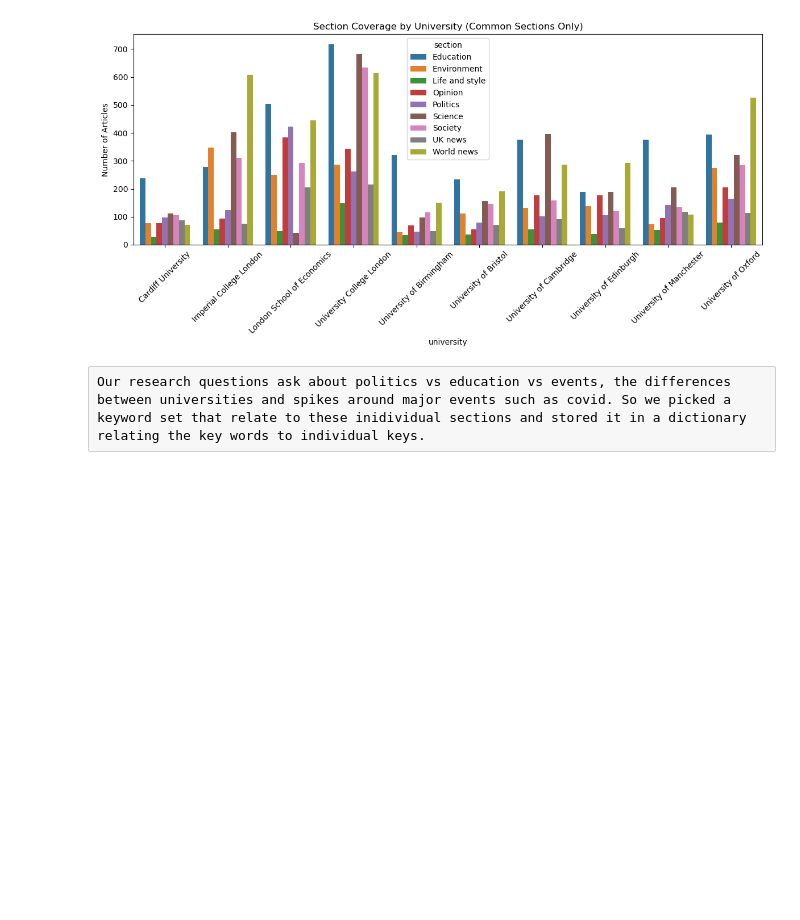
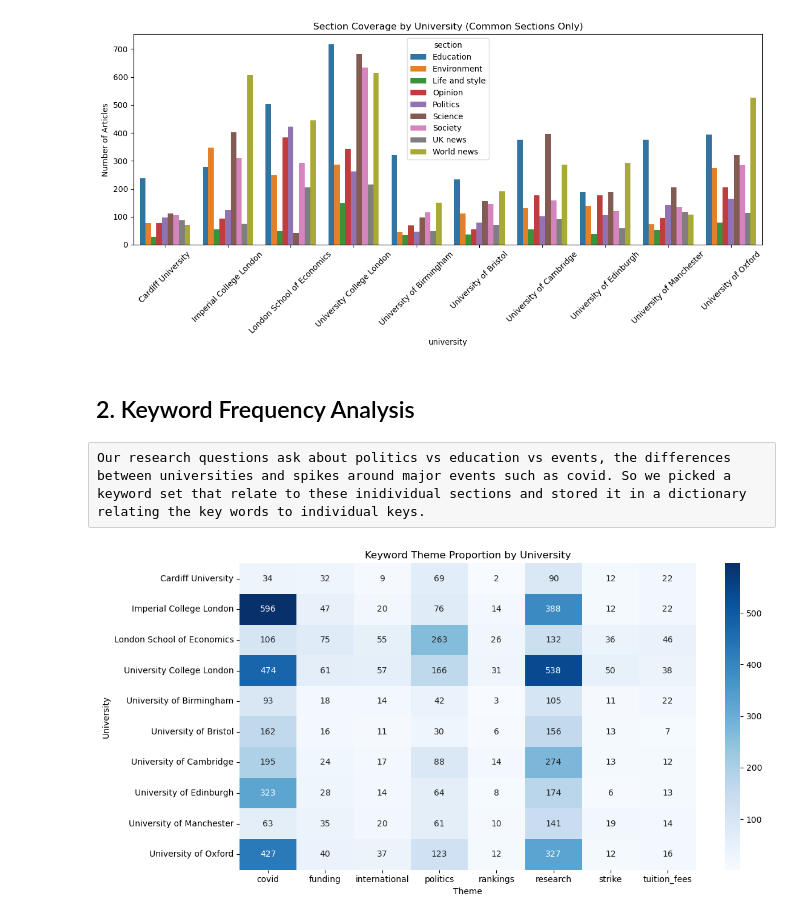
Before and after one commit to ruoxuannn/st115-guardian-project, a Jupyter notebook: shrinithi_themes.ipynb, the cells around one changed output. Drawn from its saved outputs; the diff is of its cells as text; code cells hidden in the pictures; blank space fills up the shorter version.

```diff
--- a/shrinithi_themes.ipynb
+++ b/shrinithi_themes.ipynb
@@ -170,6 +170,8 @@ plt.tight_layout()
 plt.show()
 # %% [output]
 [figure]
+# %% [markdown]
+## 2. Keyword Frequency Analysis
 # %% [raw]
 Our research questions ask about politics vs education vs events, the differences between universities and spikes around major events such as covid. So we picked a keyword set that relate to these inidividual sections and stored it in a dictionary relating the key words to individual keys.
 # %%
@@ -185,0 +214,39 @@ keywords = {
+# %%
+keyword_pivot = keyword_df.pivot(
+    index='university',
+    columns='category',
+    values='count'
+).fillna(0)
+
+keyword_pivot
+total_articles = df['university'].value_counts()
+
+keyword_pivot_norm = keyword_pivot.div(total_articles, axis=0)
+
+keyword_pivot_norm
+
+import seaborn as sns
+import matplotlib.pyplot as plt
+
+plt.figure(figsize=(12,6))
+
+keyword_pivot = keyword_df.pivot(
+    index='university',
+    columns='category',
+    values='count'
+).fillna(0)
+
+sns.heatmap(
+    keyword_pivot,
+    annot=True,
+    cmap="Blues",
+    fmt=".0f"   # no decimals
+)
+
+plt.title("Keyword Theme Proportion by University")
+plt.ylabel("University")
+plt.xlabel("Theme")
+plt.tight_layout()
+plt.show()
+# %% [output]
+[figure, added]
```
Also changed, not shown: parts of 3 cells of this notebook.
